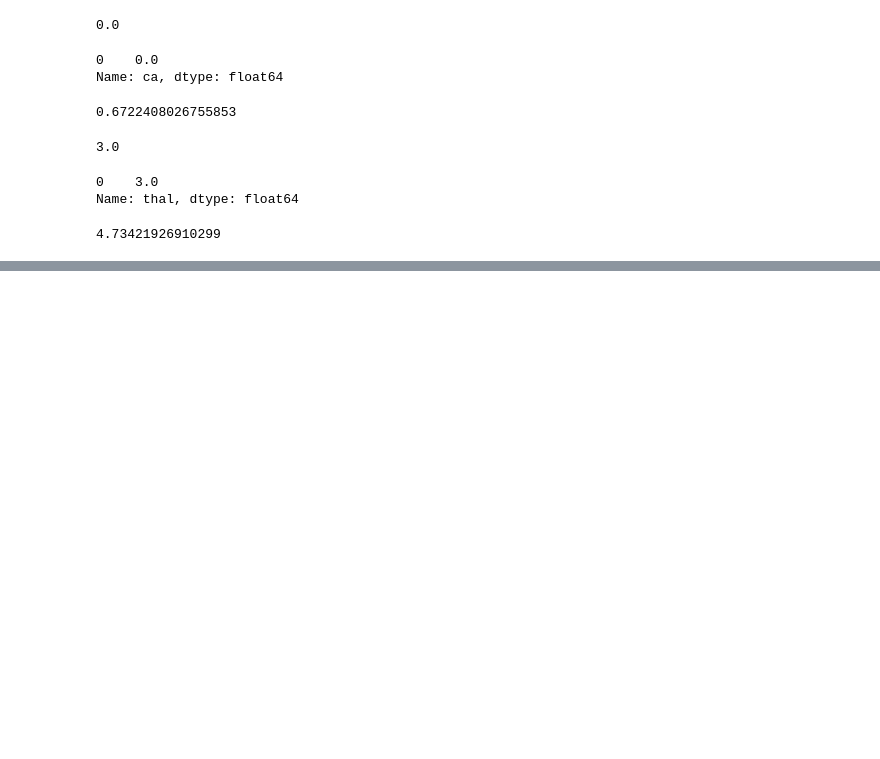
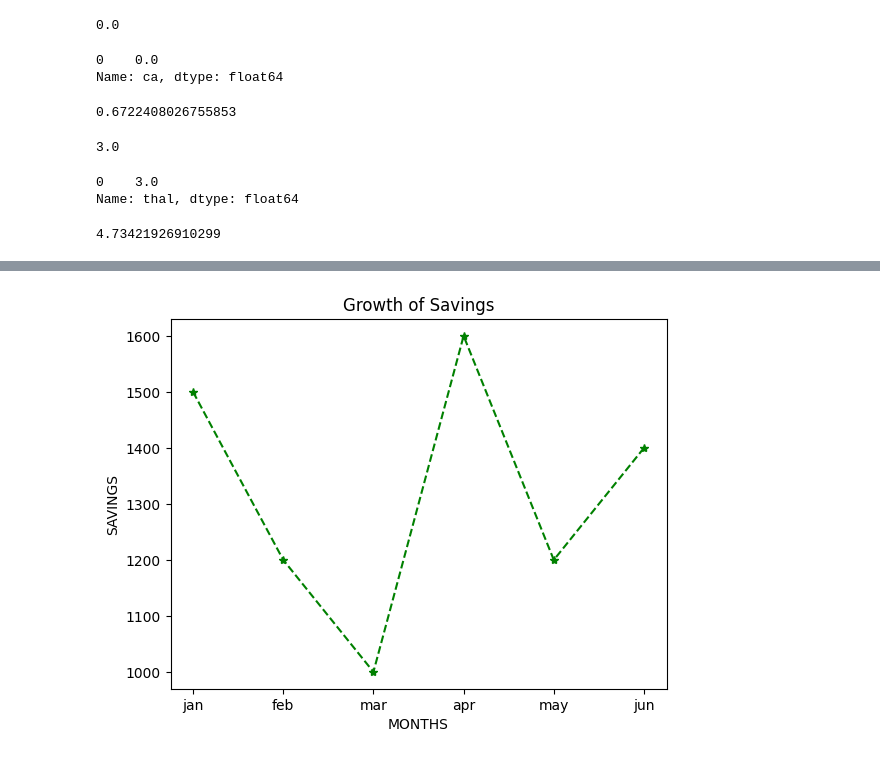
Before and after one commit to saharshhhh/python, a Jupyter notebook: 24practiceSet2.ipynb, the cells around one changed output, grey strips where cells are left out. Cells and saved outputs as stored; diff of their text form; code cells hidden in the pictures; blank space fills up the shorter version.

```diff
--- a/24practiceSet2.ipynb
+++ b/24practiceSet2.ipynb
@@ -190,0 +233,10 @@ df['thal'].mean()
+# %%
+x=['jan','feb','mar','apr','may','jun']
+y=[1500,1200,1000,1600,1200,1400]
+plt.plot(x,y,color='green',linestyle='dashed',marker='*')
+plt.xlabel("MONTHS")
+plt.ylabel("SAVINGS")
+plt.title("Growth of Savings")
+plt.show()
+# %% [output]
+[figure, added]
```
Also changed, not shown: parts of 16 cells of this notebook, 2 other files.
